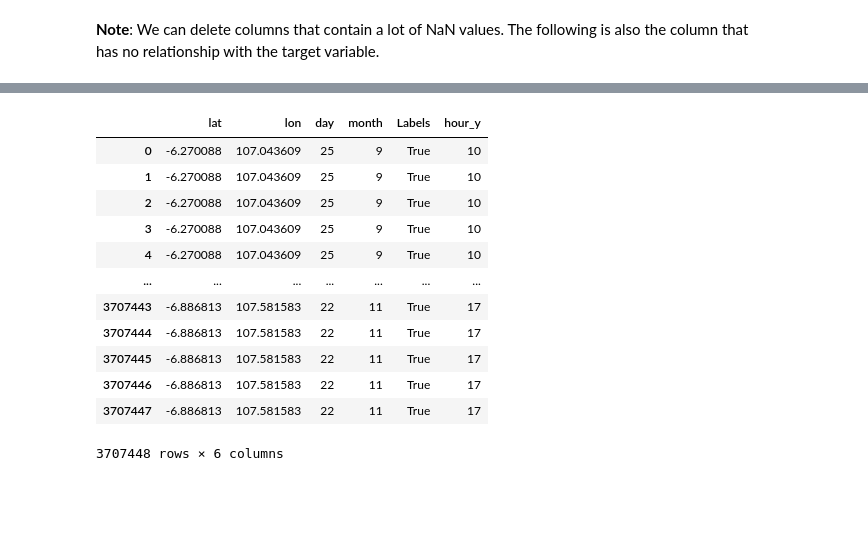
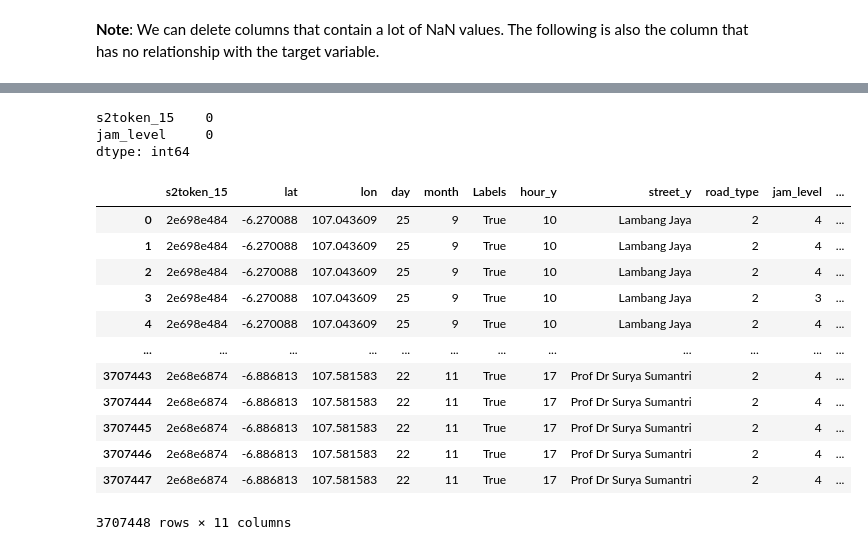
Before and after one commit to bolaubi/DSW_danthon_2021-1, a Jupyter notebook: dsw_danthon.ipynb, the cells around one changed output, grey strips where cells are left out. Cells and saved outputs as stored; diff of their text form; code cells hidden in the pictures; blank space fills up the shorter version.

```diff
--- a/dsw_danthon.ipynb
+++ b/dsw_danthon.ipynb
@@ -238,3 +238,7 @@ data.head(1)
 # %% [output]
 |  | Ids | Labels | id_x | pub_millis | s2id_15 | s2token_15 | road_type | street_x | city_x | magvar | ... |
 | 0 | 2e698e484_2020-09-25_10 | True | 170560751 | 1601003424000 | 3344360639261835264 | 2e698e484 | 2 | Lambang Jaya | Tambun Selatan | 109 | ... |
+# %%
+dict_road_type = {}
+for i in data['s2token_15'].unique():
+    dict_road_type[i] = data[data['s2token_15']==i]['road_type'].unique()[0]
@@ -240,0 +252,2 @@ data.head(1)
+# %%
+data['token_hour'] = [i.split('_')[0]+'_'+i.split('_')[-1] for i in data['Ids']]
@@ -240,0 +267,2 @@ data.head(1)
+# %%
+data['speed_decresement_%'] = (data['regular_speed'] - data['speed'])/data['regular_speed']*100
@@ -241,17 +410,23 @@ data.head(1)
+# %%
+db_jam_level.isna().sum()
+# %% [output]
+s2token_15    0
+jam_level     0
+dtype: int64
 # %%
-ready = data[['lat', 'lon', 'day', 'month', 'Labels', 'hour_y']]
+ready = data[['s2token_15','lat', 'lon', 'day', 'month', 'Labels', 'hour_y', 'street_y', 'road_type', 'jam_level', 'speed_decresement_%']]
 ready
 # %% [output]
-|  | lat | lon | day | month | Labels | hour_y |
-| 0 | -6.270088 | 107.043609 | 25 | 9 | True | 10 |
-| 1 | -6.270088 | 107.043609 | 25 | 9 | True | 10 |
-| 2 | -6.270088 | 107.043609 | 25 | 9 | True | 10 |
-| 3 | -6.270088 | 107.043609 | 25 | 9 | True | 10 |
-| 4 | -6.270088 | 107.043609 | 25 | 9 | True | 10 |
-| ... | ... | ... | ... | ... | ... | ... |
-| 3707443 | -6.886813 | 107.581583 | 22 | 11 | True | 17 |
-| 3707444 | -6.886813 | 107.581583 | 22 | 11 | True | 17 |
-| 3707445 | -6.886813 | 107.581583 | 22 | 11 | True | 17 |
-| 3707446 | -6.886813 | 107.581583 | 22 | 11 | True | 17 |
-| 3707447 | -6.886813 | 107.581583 | 22 | 11 | True | 17 |
+|  | s2token_15 | lat | lon | day | month | Labels | hour_y | street_y | road_type | jam_level | ... |
+| 0 | 2e698e484 | -6.270088 | 107.043609 | 25 | 9 | True | 10 | Lambang Jaya | 2 | 4 | ... |
+| 1 | 2e698e484 | -6.270088 | 107.043609 | 25 | 9 | True | 10 | Lambang Jaya | 2 | 4 | ... |
+| 2 | 2e698e484 | -6.270088 | 107.043609 | 25 | 9 | True | 10 | Lambang Jaya | 2 | 4 | ... |
+| 3 | 2e698e484 | -6.270088 | 107.043609 | 25 | 9 | True | 10 | Lambang Jaya | 2 | 3 | ... |
+| 4 | 2e698e484 | -6.270088 | 107.043609 | 25 | 9 | True | 10 | Lambang Jaya | 2 | 4 | ... |
+| ... | ... | ... | ... | ... | ... | ... | ... | ... | ... | ... | ... |
+| 3707443 | 2e68e6874 | -6.886813 | 107.581583 | 22 | 11 | True | 17 | Prof Dr Surya Sumantri | 2 | 4 | ... |
+| 3707444 | 2e68e6874 | -6.886813 | 107.581583 | 22 | 11 | True | 17 | Prof Dr Surya Sumantri | 2 | 4 | ... |
+| 3707445 | 2e68e6874 | -6.886813 | 107.581583 | 22 | 11 | True | 17 | Prof Dr Surya Sumantri | 2 | 4 | ... |
+| 3707446 | 2e68e6874 | -6.886813 | 107.581583 | 22 | 11 | True | 17 | Prof Dr Surya Sumantri | 2 | 4 | ... |
+| 3707447 | 2e68e6874 | -6.886813 | 107.581583 | 22 | 11 | True | 17 | Prof Dr Surya Sumantri | 2 | 4 | ... |
-3707448 rows × 6 columns
+3707448 rows × 11 columns
```
Also changed, not shown: parts of 54 cells of this notebook, 10 other files.
